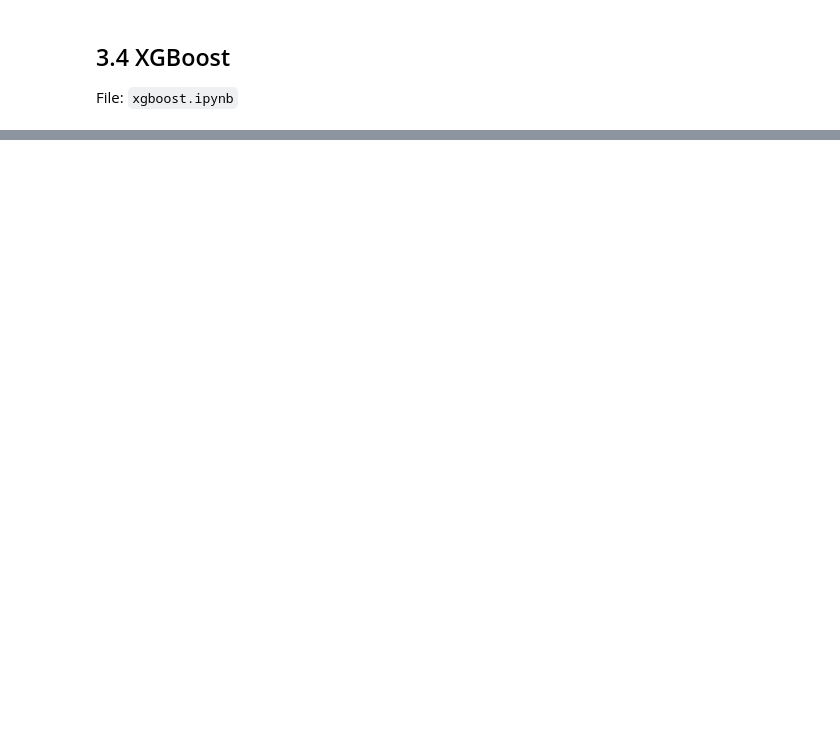
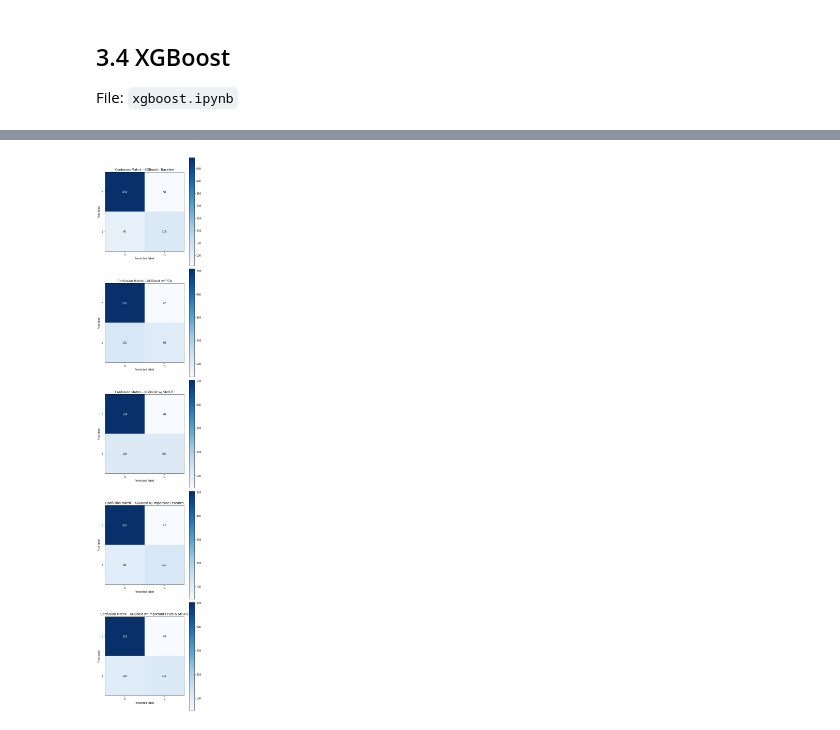
Before and after one commit to NathanVenos/Classifying_LEGO_Value_Retention, a Jupyter notebook: technical_notebook.ipynb, the cells around one changed output, grey strips where cells are left out. Drawn from its saved outputs; the diff is of its cells as text; code cells hidden in the pictures; blank space fills up the shorter version.

```diff
--- a/technical_notebook.ipynb
+++ b/technical_notebook.ipynb
@@ -699,0 +998,4 @@
+# %%
+importance_df = importance_df.sort_values(by="importance",
+                                          ascending=False)
+importance_df.head()
@@ -699,0 +1009,4 @@
+# %%
+top_feats = list(importance_df.head(71).index)
+X_train_subset = X_train[top_feats]
+X_test_subset = X_test[top_feats]
@@ -699,0 +1037,2 @@
+# %%
+impt_clf.fit(X_train_subset, y_train);
@@ -699,0 +1087,2 @@
+# %%
+impt_smote_clf.fit(X_train_subset, y_train);
@@ -699,0 +1159,48 @@
+# %%
+#plotting confusion matrices
+fig, axes = plt.subplots(5, 1, figsize=(6,30))
+
+pcm.plot_confusion_matrix(y_test.astype('int64'),
+                          val_preds.astype('int64'),
+                          title="Confusion Matrix - XGBoost - Baseline",
+                          classes=np.array([0,1]),
+                          figure=fig,
+                          axis=axes[0])
+
+pcm.plot_confusion_matrix(y_test.astype('int64'),
+                          pca_val_preds.astype('int64'),
+                          title="Confusion Matrix - XGBoost w/ PCA",
+                          classes=np.array([0,1]),
+                          figure=fig,
+                          axis=axes[1])
+
+pcm.plot_confusion_matrix(y_test.astype('int64'),
+                          smote_val_preds.astype('int64'),
+                          title="Confusion Matrix - XGBoost w/ SMOTE",
+                          classes=np.array([0,1]),
+                          figure=fig,
+                          axis=axes[2])
+
+pcm.plot_confusion_matrix(y_test.astype('int64'),
+                          impt_val_preds.astype('int64'),
+                          title="Confusion Matrix - XGBoost w/ Important Features",
+                          classes=np.array([0,1]),
+                          figure=fig,
+                          axis=axes[3])
+
+pcm.plot_confusion_matrix(y_test.astype('int64'),
+                          impt_smote_val_preds.astype('int64'),
+                          title="Confusion Matrix - XGBoost w/ Important Feats & SMOTE",
+                          classes=np.array([0,1]),
+                          figure=fig,
+                          axis=axes[4])
+
+# a bug in the current version of matplotlib shifts the default ylim,
+# and the code below corrects it
+axes[0].set_ylim(1.5, -0.5)
+axes[1].set_ylim(1.5, -0.5)
+axes[2].set_ylim(1.5, -0.5)
+axes[3].set_ylim(1.5, -0.5)
+axes[4].set_ylim(1.5, -0.5);
+# %% [output]
+[figure, added]
```
Also changed, not shown: parts of 50 cells of this notebook, 1 other file.
